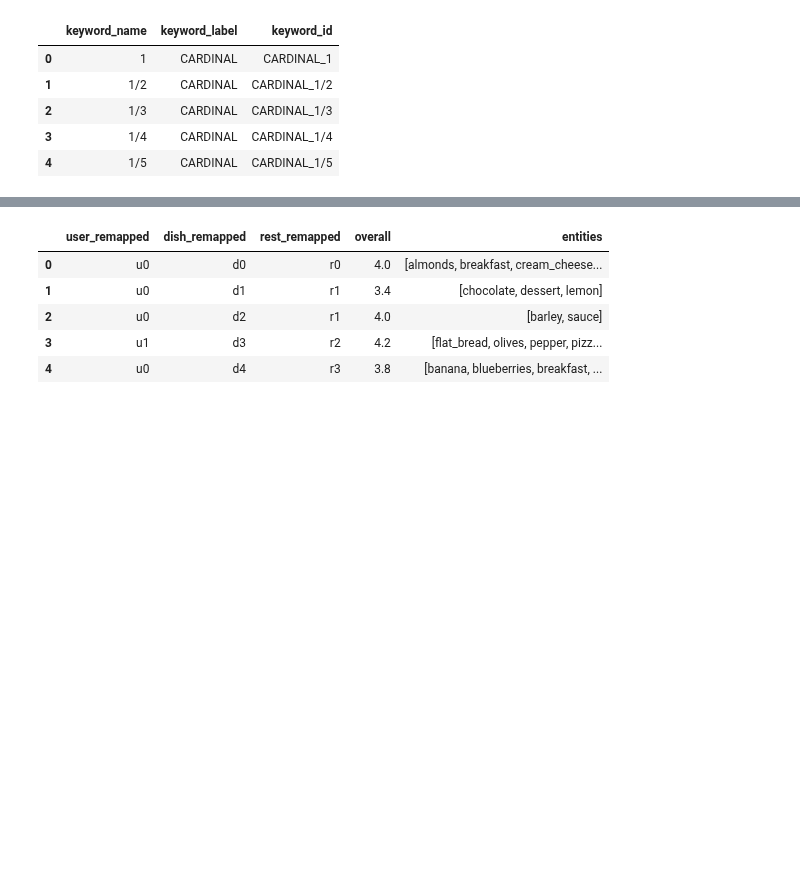
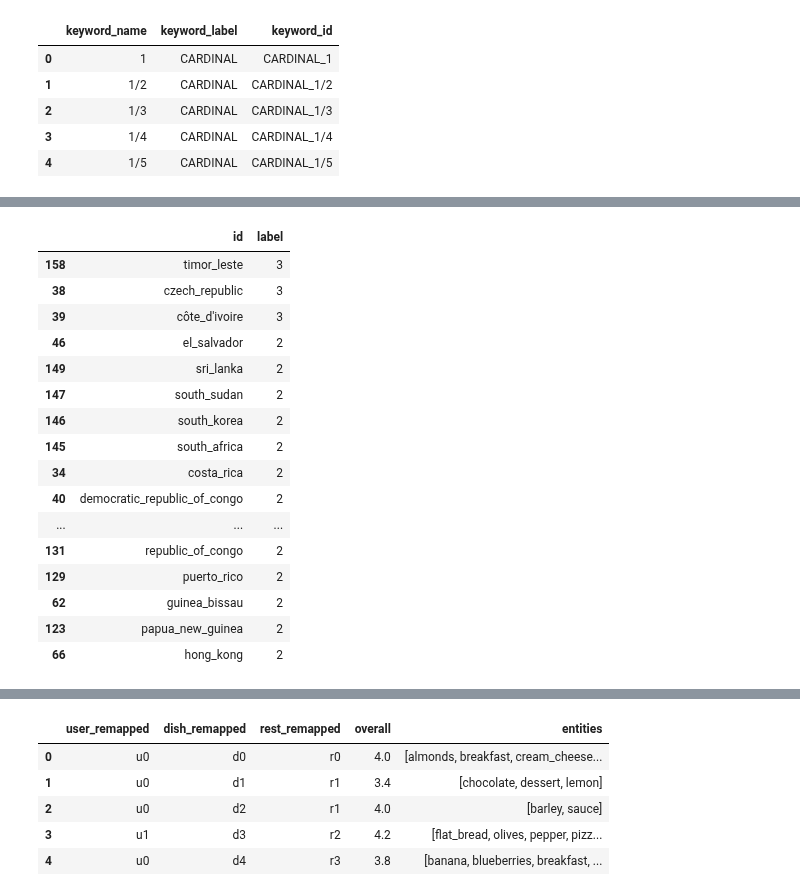
Before and after one commit to ravi-gopalan/DAND_Data_Wrangling, a Jupyter notebook: post_training_processing.ipynb, the cells around one changed output, grey strips where cells are left out. Cells and saved outputs as stored; diff of their text form; code cells hidden in the pictures; blank space fills up the shorter version.

```diff
--- a/post_training_processing.ipynb
+++ b/post_training_processing.ipynb
@@ -901,0 +970,20 @@ df_keyword_ents.head()
+# %%
+df_pattern.query('label == "U_GPE_country"')[['label','id','pattern']].groupby(['id'],as_index=False)['label'].count().sort_values('label',ascending=False).head(20)
+# %% [output]
+|  | id | label |
+| 158 | timor_leste | 3 |
+| 38 | czech_republic | 3 |
+| 39 | côte_d'ivoire | 3 |
+| 46 | el_salvador | 2 |
+| 149 | sri_lanka | 2 |
+| 147 | south_sudan | 2 |
+| 146 | south_korea | 2 |
+| 145 | south_africa | 2 |
+| 34 | costa_rica | 2 |
+| 40 | democratic_republic_of_congo | 2 |
+| ... | ... | ... |
+| 131 | republic_of_congo | 2 |
+| 129 | puerto_rico | 2 |
+| 62 | guinea_bissau | 2 |
+| 123 | papua_new_guinea | 2 |
+| 66 | hong_kong | 2 |
```
Also changed, not shown: parts of 30 cells of this notebook.
